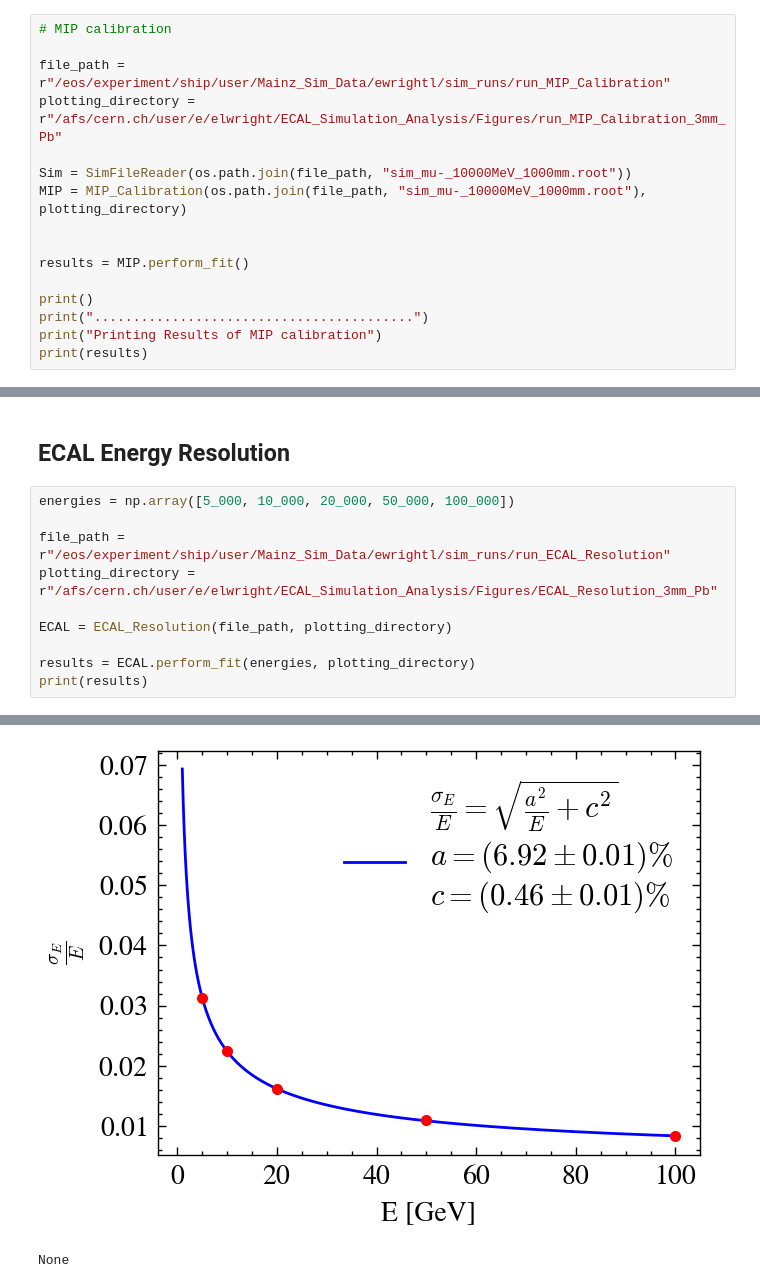
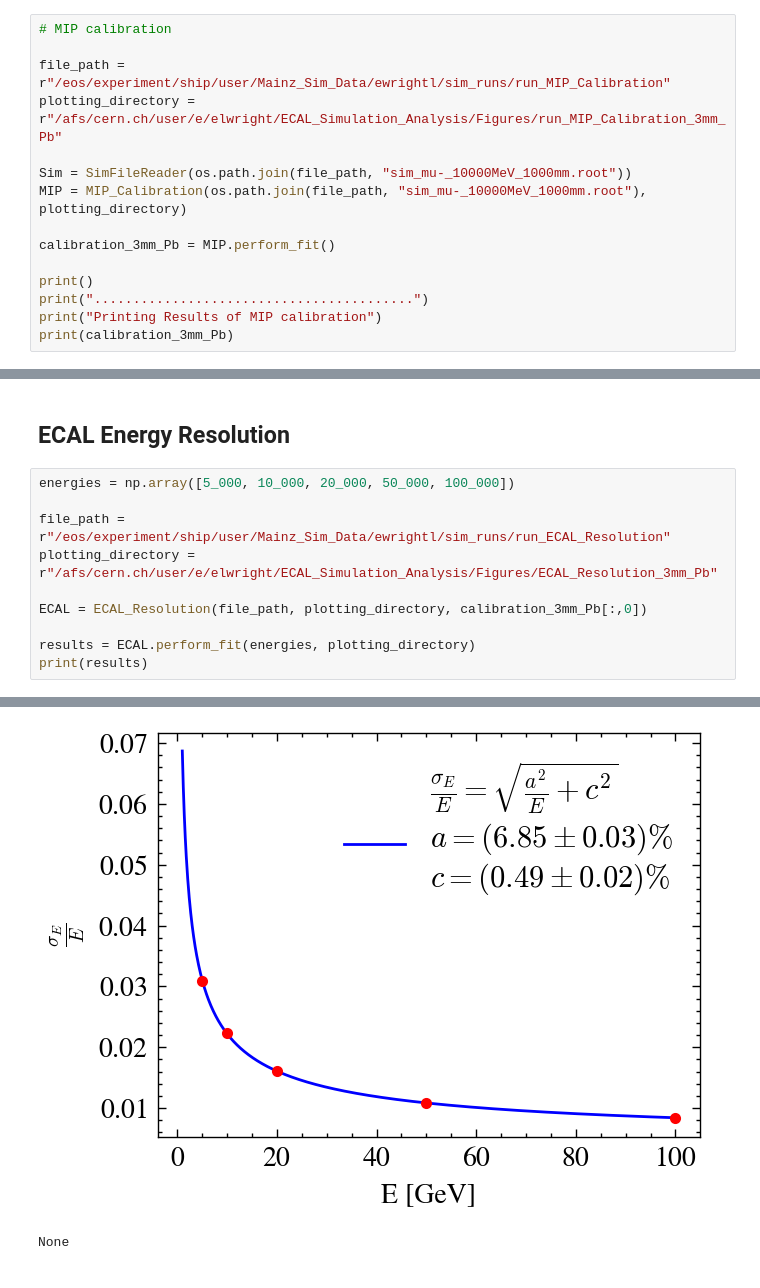
Before and after one commit to ElliottPWright/ECAL_Simulation_Analysis, a Jupyter notebook: Python/GeoModelSplitCal_Extraction.ipynb, the cells around one changed output, grey strips where cells are left out. Cells and saved outputs as stored; diff of their text form.

```diff
--- a/Python/GeoModelSplitCal_Extraction.ipynb
+++ b/Python/GeoModelSplitCal_Extraction.ipynb
@@ -95,13 +95,12 @@ plotting_directory = r"/afs/cern.ch/user/e/elwright/ECAL_Simulation_Analysis/Fig
 Sim = SimFileReader(os.path.join(file_path, "sim_mu-_10000MeV_1000mm.root"))
 MIP = MIP_Calibration(os.path.join(file_path, "sim_mu-_10000MeV_1000mm.root"), plotting_directory)
 
-
-results = MIP.perform_fit()
+calibration_3mm_Pb = MIP.perform_fit()
 
 print()
 print(".........................................")
 print("Printing Results of MIP calibration")
-print(results)
+print(calibration_3mm_Pb)
 # %% [output]
 ======================================
 MIP_1cm
@@ -166,7 +165,7 @@ energies = np.array([5_000, 10_000, 20_000, 50_000, 100_000])
 file_path =  r"/eos/experiment/ship/user/Mainz_Sim_Data/ewrightl/sim_runs/run_ECAL_Resolution"
 plotting_directory = r"/afs/cern.ch/user/e/elwright/ECAL_Simulation_Analysis/Figures/ECAL_Resolution_3mm_Pb"
 
-ECAL = ECAL_Resolution(file_path, plotting_directory)
+ECAL = ECAL_Resolution(file_path, plotting_directory, calibration_3mm_Pb[:,0])
 
 results = ECAL.perform_fit(energies, plotting_directory)
 print(results)
@@ -191,4 +190,4 @@ Resolution          = 0.825 %
-[figure, old version]
+[figure, new version]
 None
 Info in <TCanvas::Print>: png file /afs/cern.ch/user/e/elwright/ECAL_Simulation_Analysis/Figures/ECAL_Resolution_3mm_Pb/electron_response_5000GeV.png has been created
 Info in <TCanvas::Print>: png file /afs/cern.ch/user/e/elwright/ECAL_Simulation_Analysis/Figures/ECAL_Resolution_3mm_Pb/electron_response_10000GeV.png has been created
```
Also changed, not shown: parts of 4 cells of this notebook, 1 other file.
